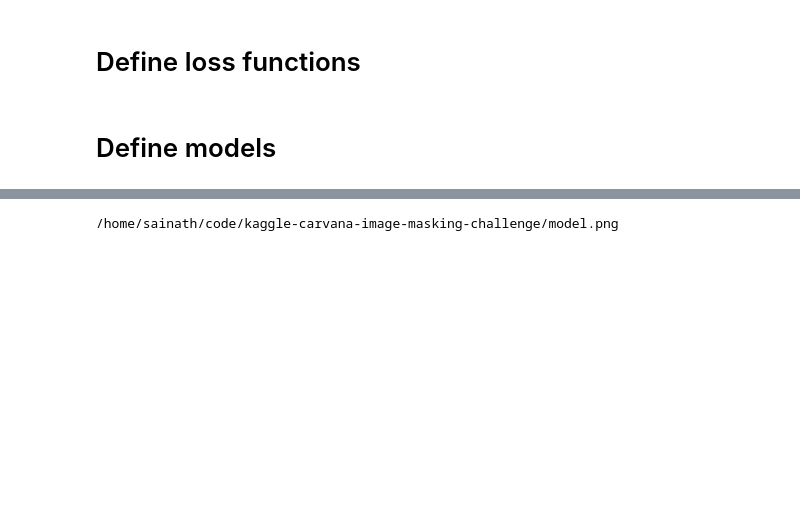
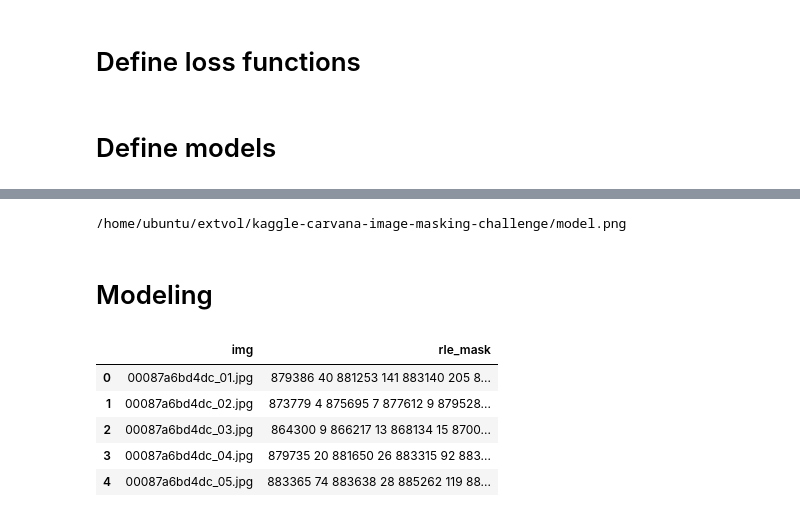
Before and after one commit to sainathadapa/kaggle-carvana-image-masking-challenge, a Jupyter notebook: 01.ipynb, the cells around one changed output, grey strips where cells are left out. Drawn from its saved outputs; the diff is of its cells as text; code cells hidden in the pictures; blank space fills up the shorter version.

```diff
--- a/01.ipynb
+++ b/01.ipynb
@@ -121,7 +122,9 @@ _________________________________________________________________
 # %%
 from keras.utils import plot_model
-plot_model(get_unet_128(), to_file='model.png', show_shapes=True, show_layer_names=True)
+plot_model(model, to_file='model.png', show_shapes=True, show_layer_names=True)
 from IPython.display import FileLink
 FileLink('model.png')
 # %% [output]
-/home/sainath/code/kaggle-carvana-image-masking-challenge/model.png
+/home/ubuntu/extvol/kaggle-carvana-image-masking-challenge/model.png
+# %% [markdown]
+# Modeling
@@ -127,0 +138,11 @@ FileLink('model.png')
+# %%
+df_train = pd.read_csv('data/train_masks.csv')
+# %%
+df_train.head()
+# %% [output]
+|  | img | rle_mask |
+| 0 | 00087a6bd4dc_01.jpg | 879386 40 881253 141 883140 205 8... |
+| 1 | 00087a6bd4dc_02.jpg | 873779 4 875695 7 877612 9 879528... |
+| 2 | 00087a6bd4dc_03.jpg | 864300 9 866217 13 868134 15 8700... |
+| 3 | 00087a6bd4dc_04.jpg | 879735 20 881650 26 883315 92 883... |
+| 4 | 00087a6bd4dc_05.jpg | 883365 74 883638 28 885262 119 88... |
```
Also changed, not shown: parts of 20 cells of this notebook, 2 other files.
